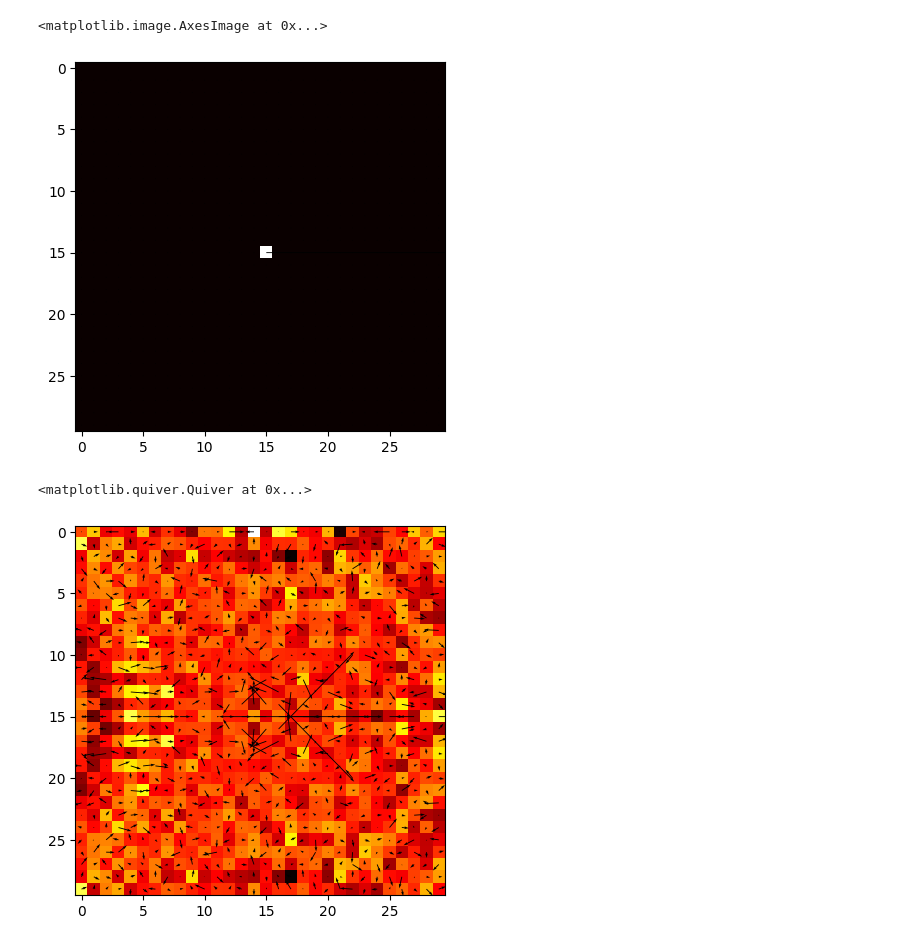
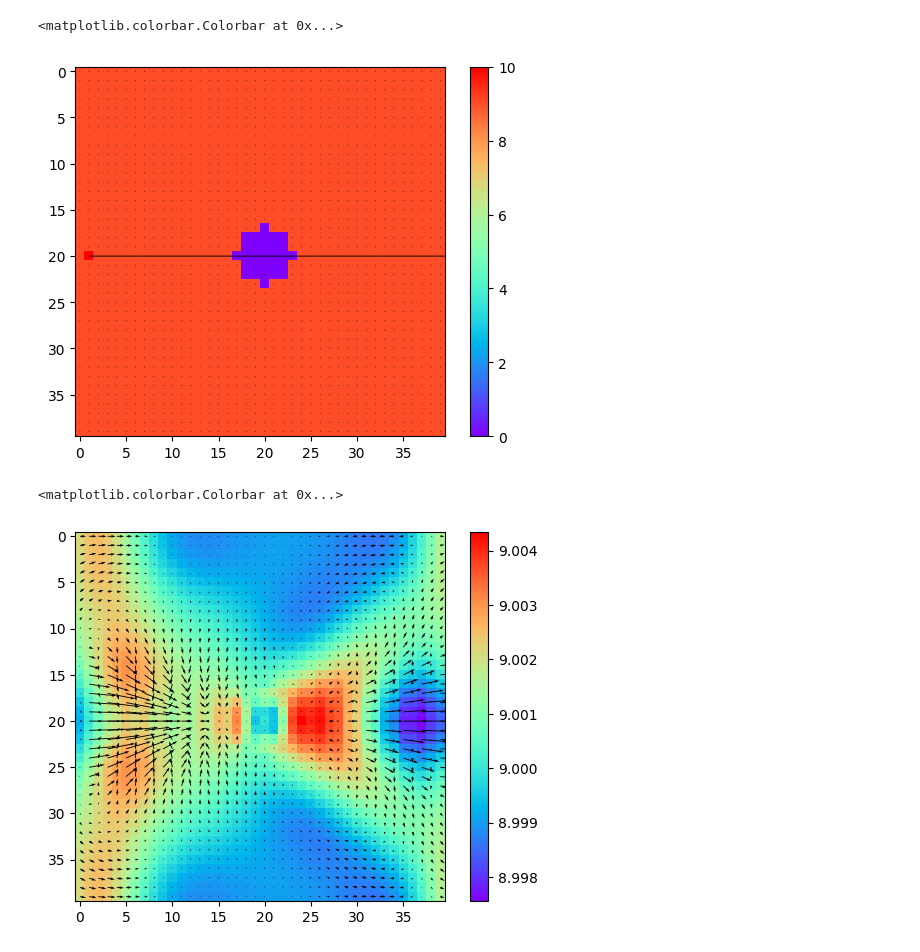
Before and after one commit to AtomThum/AIBuilder-LatticeBoltzmann, a Jupyter notebook: main.ipynb, the cells around one changed output. Saved outputs shown, nothing was run; the diff lists cells and outputs as text; code cells hidden in the pictures.

Commit message:
Treated wall boundaries

```diff
--- a/main.ipynb
+++ b/main.ipynb
@@ -1,52 +1,52 @@
 # %%
 import numpy as np
 import matplotlib.pyplot as plt
 import itertools as itr
 from boundaries import WallBoundary, PressureBoundary
 
 # Initializing a rank three tensor filled with nodes
 latticeSize = 9
-xResolution = 30
-yResolution = 30
-relaxationTime = 0.5
+xResolution = 40
+yResolution = 40
+relaxationTime = 0.809
 # Weights
-unitVect = np.array([
-	[0, 0],	[1, 0], [0, 1],
-	[-1, 0], [0, -1], [1, 1],
-	[-1, 1], [-1, -1], [1, -1]
-])
-unitX = np.array([
-	0, 1, 0, -1, 0, 1, -1, -1, 1
-])
-unitY = np.array([
-	0, 0, 1, 0, -1, 1, 1, -1, -1
-])
-weight = np.array([
-    4/9, 1/9, 1/9,
-    1/9, 1/9, 1/36,
-    1/36, 1/36, 1/36
-])
+unitVect = np.array(
+    [[0, 0], [1, 0], [0, 1], [-1, 0], [0, -1], [1, 1], [-1, 1], [-1, -1], [1, -1]]
+)
+unitX = np.array([0, 1, 0, -1, 0, 1, -1, -1, 1])
+unitY = np.array([0, 0, 1, 0, -1, 1, 1, -1, -1])
+weight = np.array([4 / 9, 1 / 9, 1 / 9, 1 / 9, 1 / 9, 1 / 36, 1 / 36, 1 / 36, 1 / 36])
 cs = np.sqrt(3)
 
 # Initializing the fluid matrix
-fluid = np.ones((xResolution, yResolution, latticeSize))# + 0.1 * np.random.randn(xResolution, yResolution, latticeSize)
-fluid[15, 15, 1] = 2
+fluid = np.ones(
+    (xResolution, yResolution, latticeSize)
+)  # + 0.1 * np.random.randn(xResolution, yResolution, latticeSize)
+fluid[20, 1, 1] = 2
 iteratedFluid = fluid.copy()
 
-density = np.sum(fluid, axis = 2)
-momentumX = np.sum(fluid * unitX, axis = 2)
-momentumY = np.sum(fluid * unitY, axis = 2)
+boundary = WallBoundary(xResolution, yResolution, False)
+boundary.cylindricalWall([xResolution / 2, yResolution / 2], 3)
+fluid[boundary.boundary, :] = 0
+
+density = np.sum(fluid, axis=2)
+momentumX = np.sum(fluid * unitX, axis=2)
+momentumY = np.sum(fluid * unitY, axis=2)
 speedX = momentumX / density
 speedY = momentumY / density
+speedX = np.nan_to_num(speedX, posinf=0, neginf=0, nan=0)
+speedY = np.nan_to_num(speedY, posinf=0, neginf=0, nan=0)
 
 X = np.arange(xResolution)
 Y = np.arange(yResolution)
 
 plt.quiver(X, Y, speedX, speedY)
-plt.imshow(density, cmap='hot', interpolation='nearest')
+plt.imshow(density, cmap="rainbow", interpolation="nearest")
+plt.colorbar()
+# plt.imshow(boundary.boundary, cmap = "gray", interpolation = "nearest")
 # %% [output]
-<matplotlib.image.AxesImage at 0x...>
+<matplotlib.colorbar.Colorbar at 0x...>
-[figure, old version]
+[figure, new version]
 # %%
 def stepFluid(fluid):
     # Stabilizing Step
@@ -73,11 +100,15 @@ iteratedFluid = stepFluid(iteratedFluid)
 iteratedDensity = np.sum(iteratedFluid, axis = 2)
 iteratedMomentumX = np.sum(iteratedFluid * unitX, axis = 2)
 iteratedMomentumY = np.sum(iteratedFluid * unitY, axis = 2)
-plt.imshow(iteratedDensity, cmap = "hot", interpolation = "nearest")
+# iteratedDensity[boundary.boundary] = 0
+iteratedMomentumX[boundary.boundary] = 0
+iteratedMomentumY[boundary.boundary] = 0
 plt.quiver(X, Y, iteratedMomentumX, iteratedMomentumY)
+plt.imshow(iteratedDensity, cmap = "rainbow", interpolation = "nearest")
+plt.colorbar()
 # %% [output]
-<matplotlib.quiver.Quiver at 0x...>
+<matplotlib.colorbar.Colorbar at 0x...>
-[figure, old version]
+[figure, new version]
 # %%
 iteratedFluid, momentumOut = step(iteratedFluid)
 X = np.arange(xResolution)
```
Also changed, not shown: parts of 3 cells of this notebook, 1 other file.
